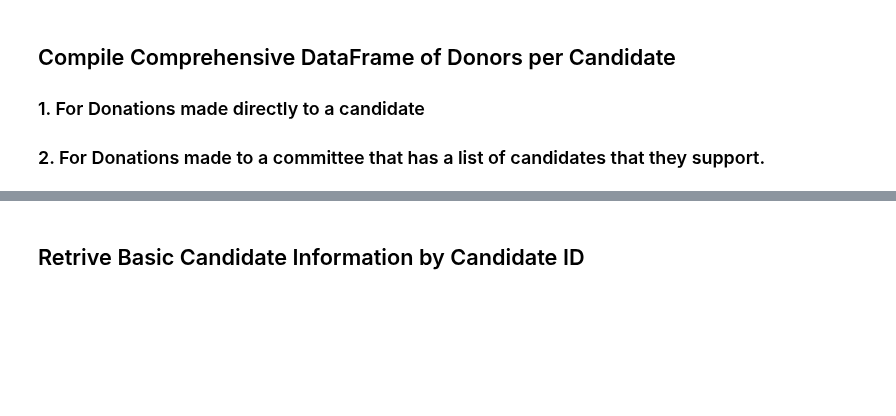
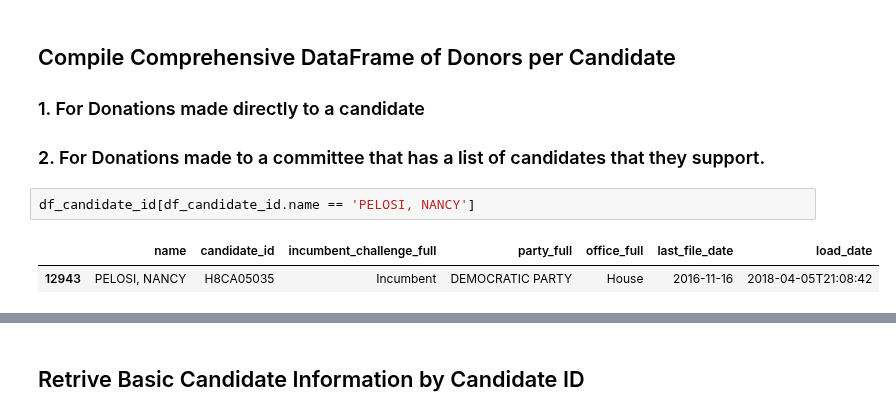
Before and after one commit to Nlorio/election-forecast, a Jupyter notebook: notebooks/Project - FEC Financial Data .ipynb, the cells around one changed output, grey strips where cells are left out. Cells and saved outputs as stored; diff of their text form; blank space fills up the shorter version.

```diff
--- a/notebooks/Project - FEC Financial Data .ipynb
+++ b/notebooks/Project - FEC Financial Data .ipynb
@@ -354,3 +360,8 @@ comm_donor_state('C00624759')
 
 
 ### 2. For Donations made to a committee that has a list of candidates that they support.
+# %%
+df_candidate_id[df_candidate_id.name == 'PELOSI, NANCY']
+# %% [output]
+|  | name | candidate_id | incumbent_challenge_full | party_full | office_full | last_file_date | load_date |
+| 12943 | PELOSI, NANCY | H8CA05035 | Incumbent | DEMOCRATIC PARTY | House | 2016-11-16 | 2018-04-05T21:08:42 |
```
Also changed, not shown: parts of 9 cells of this notebook, 3 other files.
